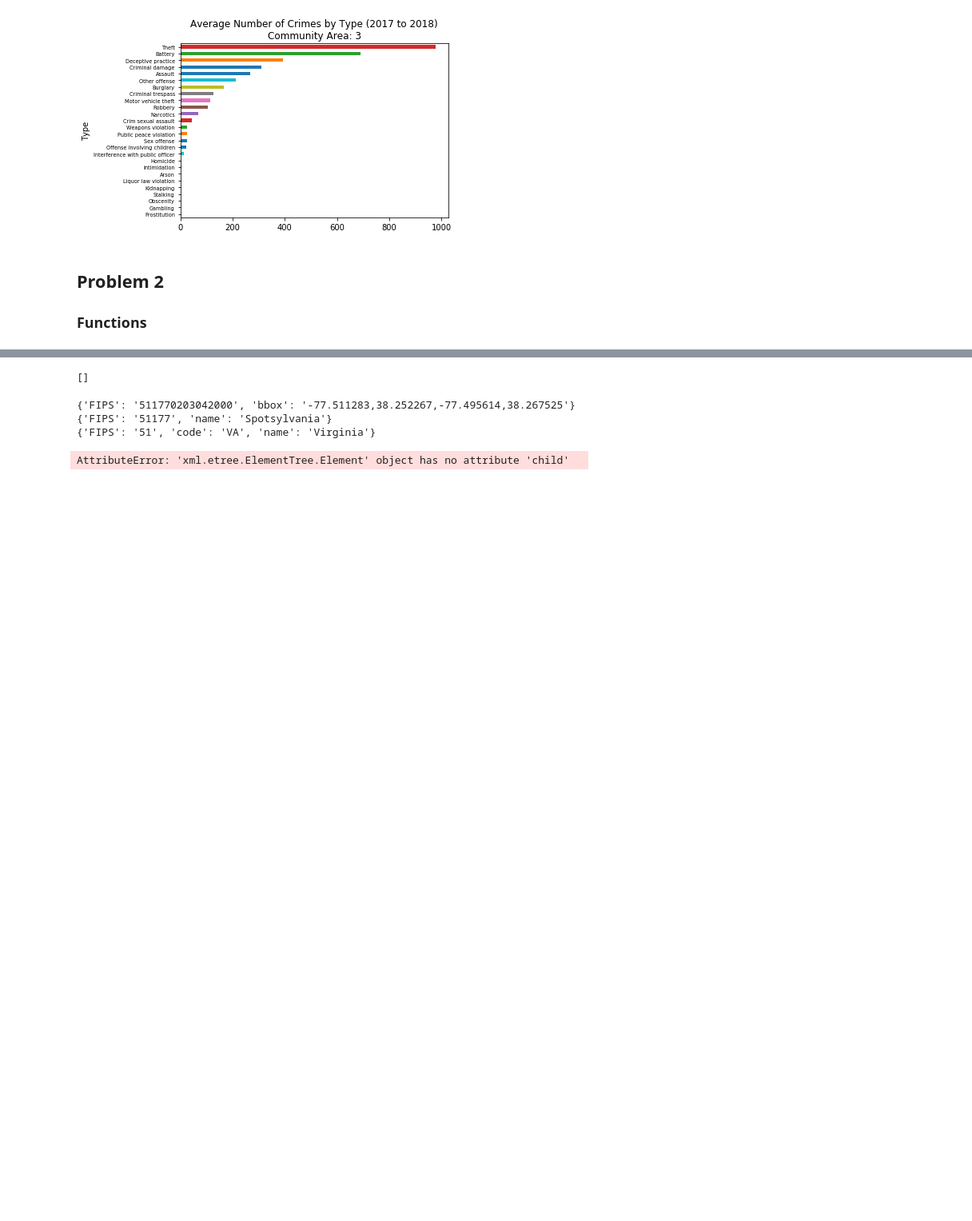
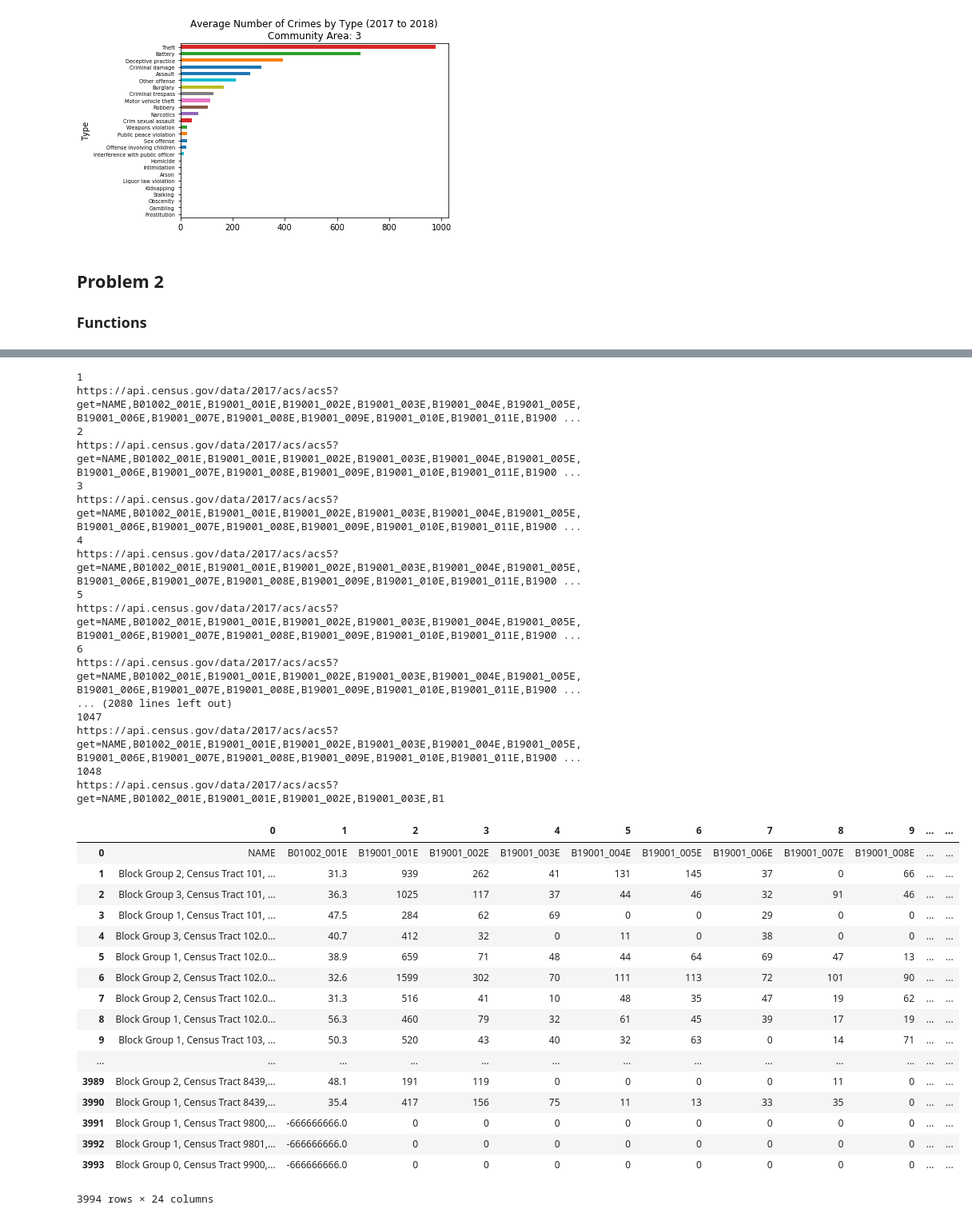
Before and after one commit to laurenjli/ml-pubpol, a Jupyter notebook: hw1/hw1_nb.ipynb, the cells around one changed output, grey strips where cells are left out. Shown: that part at 80% size. Cells and saved outputs as stored; diff of their text form; code cells hidden in the pictures; blank space fills up the shorter version.

```diff
--- a/hw1/hw1_nb.ipynb
+++ b/hw1/hw1_nb.ipynb
@@ -378,15 +336,0 @@ tree.tag
-# %%
-tree.findall('Response/Block FIPS')
-# %% [output]
-[]
-# %%
-for child in tree:
-    print(child.attrib)
-# %% [output]
-{'FIPS': '511770203042000', 'bbox': '-77.511283,38.252267,-77.495614,38.267525'}
-{'FIPS': '51177', 'name': 'Spotsylvania'}
-{'FIPS': '51', 'code': 'VA', 'name': 'Virginia'}
-# %%
-tree.child
-# %% [output]
-AttributeError: 'xml.etree.ElementTree.Element' object has no attribute 'child'
@@ -392,0 +429,38 @@ AttributeError: 'xml.etree.ElementTree.Element' object has no attribute 'child'
+# %%
+get_acs_blk_data('17','031')
+# %% [output]
+1
+https://api.census.gov/data/2017/acs/acs5?get=NAME,B01002_001E,B19001_001E,B19001_002E,B19001_003E,B19001_004E,B19001_005E,B19001_006E,B19001_007E,B19001_008E,B19001_009E,B19001_010E,B19001_011E,B1900 ...
+2
+https://api.census.gov/data/2017/acs/acs5?get=NAME,B01002_001E,B19001_001E,B19001_002E,B19001_003E,B19001_004E,B19001_005E,B19001_006E,B19001_007E,B19001_008E,B19001_009E,B19001_010E,B19001_011E,B1900 ...
+3
+https://api.census.gov/data/2017/acs/acs5?get=NAME,B01002_001E,B19001_001E,B19001_002E,B19001_003E,B19001_004E,B19001_005E,B19001_006E,B19001_007E,B19001_008E,B19001_009E,B19001_010E,B19001_011E,B1900 ...
+4
+https://api.census.gov/data/2017/acs/acs5?get=NAME,B01002_001E,B19001_001E,B19001_002E,B19001_003E,B19001_004E,B19001_005E,B19001_006E,B19001_007E,B19001_008E,B19001_009E,B19001_010E,B19001_011E,B1900 ...
+5
+https://api.census.gov/data/2017/acs/acs5?get=NAME,B01002_001E,B19001_001E,B19001_002E,B19001_003E,B19001_004E,B19001_005E,B19001_006E,B19001_007E,B19001_008E,B19001_009E,B19001_010E,B19001_011E,B1900 ...
+6
+https://api.census.gov/data/2017/acs/acs5?get=NAME,B01002_001E,B19001_001E,B19001_002E,B19001_003E,B19001_004E,B19001_005E,B19001_006E,B19001_007E,B19001_008E,B19001_009E,B19001_010E,B19001_011E,B1900 ...
+... (2080 lines left out)
+1047
+https://api.census.gov/data/2017/acs/acs5?get=NAME,B01002_001E,B19001_001E,B19001_002E,B19001_003E,B19001_004E,B19001_005E,B19001_006E,B19001_007E,B19001_008E,B19001_009E,B19001_010E,B19001_011E,B1900 ...
+1048
+https://api.census.gov/data/2017/acs/acs5?get=NAME,B01002_001E,B19001_001E,B19001_002E,B19001_003E,B1
+|  | 0 | 1 | 2 | 3 | 4 | 5 | 6 | 7 | 8 | 9 | ... | ... |
+| 0 | NAME | B01002_001E | B19001_001E | B19001_002E | B19001_003E | B19001_004E | B19001_005E | B19001_006E | B19001_007E | B19001_008E | ... | ... |
+| 1 | Block Group 2, Census Tract 101, ... | 31.3 | 939 | 262 | 41 | 131 | 145 | 37 | 0 | 66 | ... | ... |
+| 2 | Block Group 3, Census Tract 101, ... | 36.3 | 1025 | 117 | 37 | 44 | 46 | 32 | 91 | 46 | ... | ... |
+| 3 | Block Group 1, Census Tract 101, ... | 47.5 | 284 | 62 | 69 | 0 | 0 | 29 | 0 | 0 | ... | ... |
+| 4 | Block Group 3, Census Tract 102.0... | 40.7 | 412 | 32 | 0 | 11 | 0 | 38 | 0 | 0 | ... | ... |
+| 5 | Block Group 1, Census Tract 102.0... | 38.9 | 659 | 71 | 48 | 44 | 64 | 69 | 47 | 13 | ... | ... |
+| 6 | Block Group 2, Census Tract 102.0... | 32.6 | 1599 | 302 | 70 | 111 | 113 | 72 | 101 | 90 | ... | ... |
+| 7 | Block Group 2, Census Tract 102.0... | 31.3 | 516 | 41 | 10 | 48 | 35 | 47 | 19 | 62 | ... | ... |
+| 8 | Block Group 1, Census Tract 102.0... | 56.3 | 460 | 79 | 32 | 61 | 45 | 39 | 17 | 19 | ... | ... |
+| 9 | Block Group 1, Census Tract 103, ... | 50.3 | 520 | 43 | 40 | 32 | 63 | 0 | 14 | 71 | ... | ... |
+| ... | ... | ... | ... | ... | ... | ... | ... | ... | ... | ... | ... | ... |
+| 3989 | Block Group 2, Census Tract 8439,... | 48.1 | 191 | 119 | 0 | 0 | 0 | 0 | 11 | 0 | ... | ... |
+| 3990 | Block Group 1, Census Tract 8439,... | 35.4 | 417 | 156 | 75 | 11 | 13 | 33 | 35 | 0 | ... | ... |
+| 3991 | Block Group 1, Census Tract 9800,... | -666666666.0 | 0 | 0 | 0 | 0 | 0 | 0 | 0 | 0 | ... | ... |
+| 3992 | Block Group 1, Census Tract 9801,... | -666666666.0 | 0 | 0 | 0 | 0 | 0 | 0 | 0 | 0 | ... | ... |
+| 3993 | Block Group 0, Census Tract 9900,... | -666666666.0 | 0 | 0 | 0 | 0 | 0 | 0 | 0 | 0 | ... | ... |
+3994 rows × 24 columns
```
Also changed, not shown: parts of 24 cells of this notebook.
